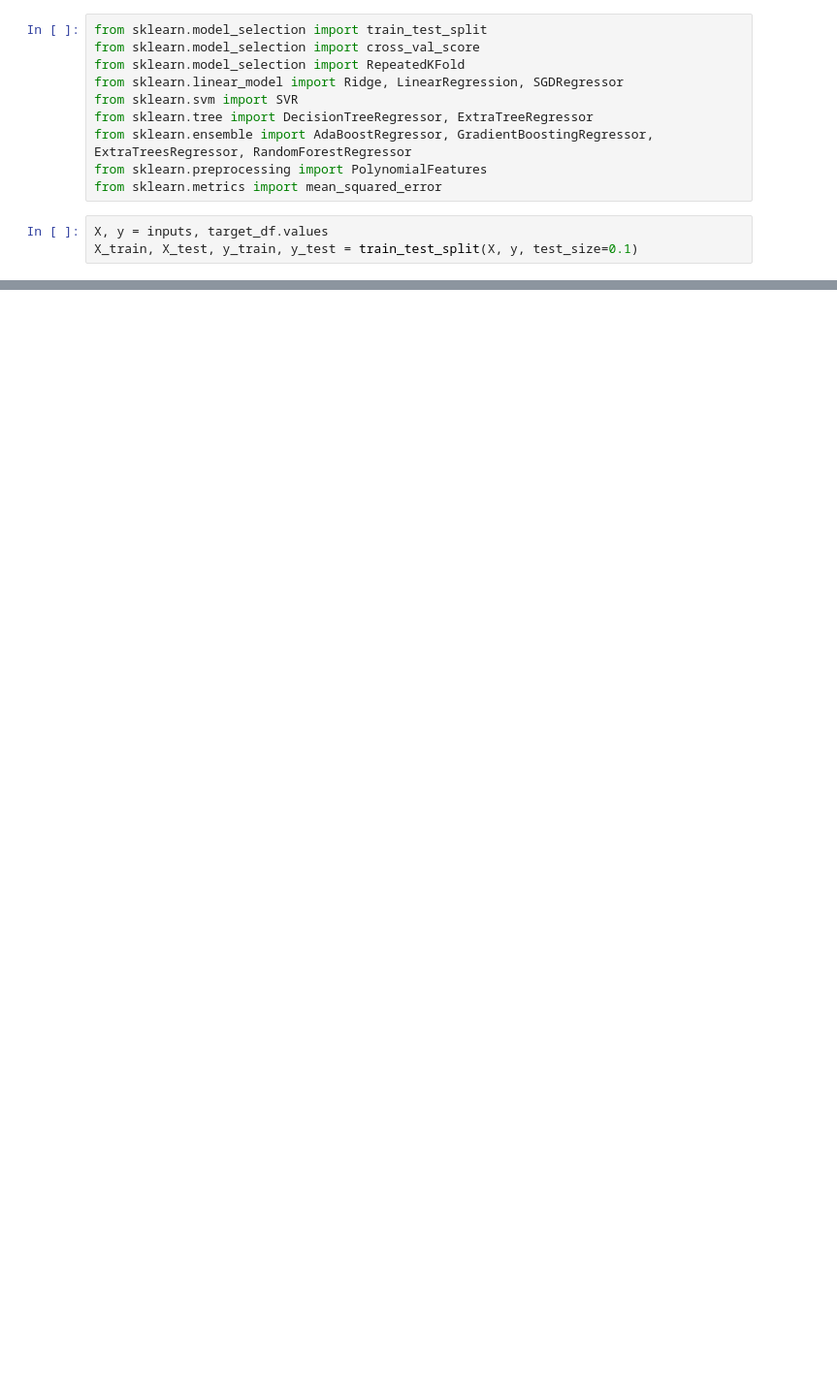
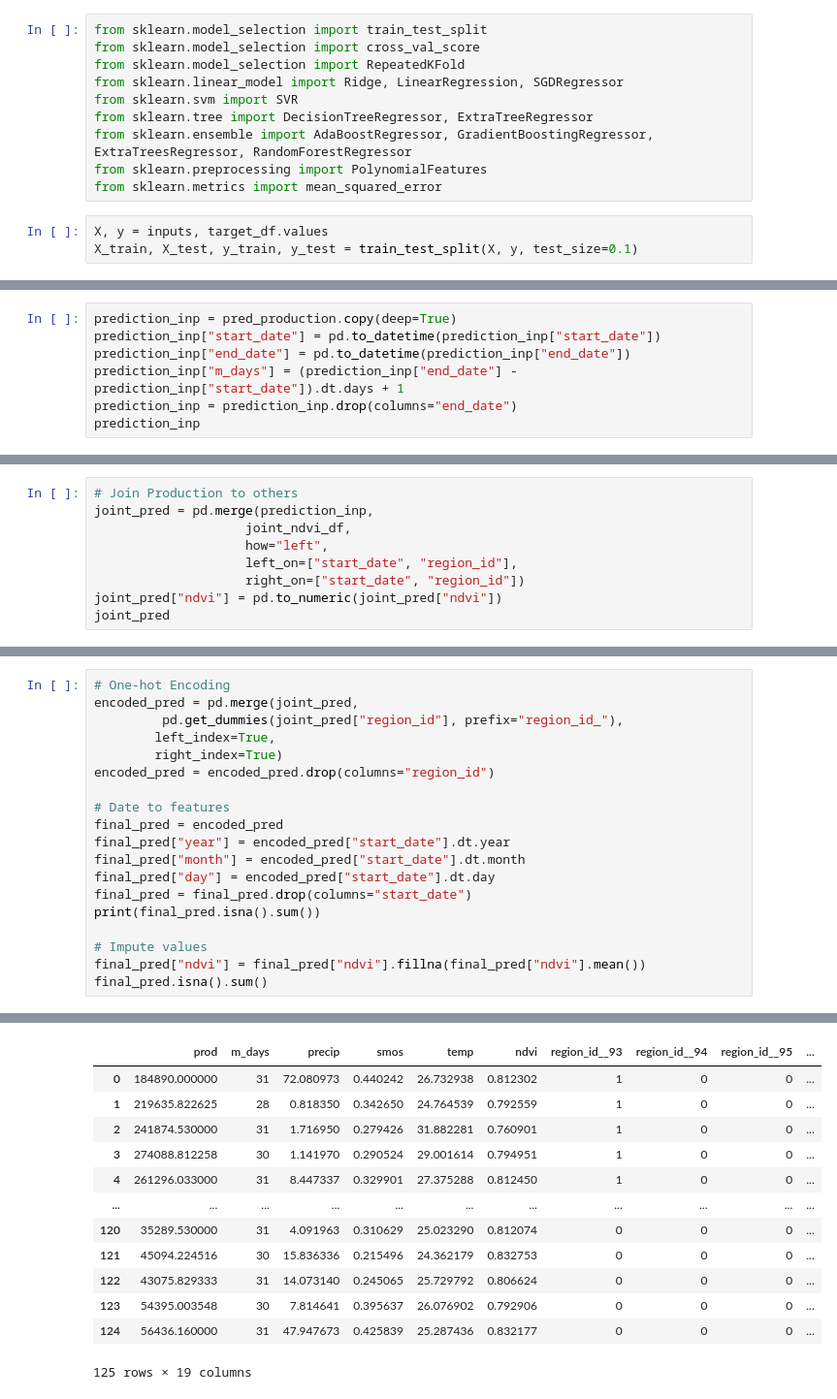
Before and after one commit to codexceed/syrup-production-prediction, a Jupyter notebook: gro.ipynb, the cells around one changed output, grey strips where cells are left out. Shown at 97% size. Cells and saved outputs as stored; diff of their text form; blank space fills up the shorter version.

```diff
--- a/gro.ipynb
+++ b/gro.ipynb
@@ -471,0 +517,7 @@ mean_squared_error(y_test, y_pred)
+# %%
+prediction_inp = pred_production.copy(deep=True)
+prediction_inp["start_date"] = pd.to_datetime(prediction_inp["start_date"])
+prediction_inp["end_date"] = pd.to_datetime(prediction_inp["end_date"])
+prediction_inp["m_days"] = (prediction_inp["end_date"] - prediction_inp["start_date"]).dt.days + 1
+prediction_inp = prediction_inp.drop(columns="end_date")
+prediction_inp
@@ -471,0 +540,9 @@ mean_squared_error(y_test, y_pred)
+# %%
+# Join Production to others
+joint_pred = pd.merge(prediction_inp,
+                    joint_ndvi_df,
+                    how="left",
+                    left_on=["start_date", "region_id"],
+                    right_on=["start_date", "region_id"])
+joint_pred["ndvi"] = pd.to_numeric(joint_pred["ndvi"])
+joint_pred
@@ -471,0 +566,20 @@ mean_squared_error(y_test, y_pred)
+# %%
+# One-hot Encoding
+encoded_pred = pd.merge(joint_pred,
+         pd.get_dummies(joint_pred["region_id"], prefix="region_id_"),
+        left_index=True,
+        right_index=True)
+encoded_pred = encoded_pred.drop(columns="region_id")
+
+# Date to features
+final_pred = encoded_pred
+final_pred["year"] = encoded_pred["start_date"].dt.year
+final_pred["month"] = encoded_pred["start_date"].dt.month
+final_pred["day"] = encoded_pred["start_date"].dt.day
+final_pred = final_pred.drop(columns="start_date")
+print(final_pred.isna().sum())
+
+# Impute values
+final_pred["ndvi"] = final_pred["ndvi"].fillna(final_pred["ndvi"].mean())
+final_pred.isna().sum()
+# %% [output]
@@ -471,0 +606,13 @@ mean_squared_error(y_test, y_pred)
+|  | prod | m_days | precip | smos | temp | ndvi | region_id__93 | region_id__94 | region_id__95 | ... |
+| 0 | 184890.000000 | 31 | 72.080973 | 0.440242 | 26.732938 | 0.812302 | 1 | 0 | 0 | ... |
+| 1 | 219635.822625 | 28 | 0.818350 | 0.342650 | 24.764539 | 0.792559 | 1 | 0 | 0 | ... |
+| 2 | 241874.530000 | 31 | 1.716950 | 0.279426 | 31.882281 | 0.760901 | 1 | 0 | 0 | ... |
+| 3 | 274088.812258 | 30 | 1.141970 | 0.290524 | 29.001614 | 0.794951 | 1 | 0 | 0 | ... |
+| 4 | 261296.033000 | 31 | 8.447337 | 0.329901 | 27.375288 | 0.812450 | 1 | 0 | 0 | ... |
+| ... | ... | ... | ... | ... | ... | ... | ... | ... | ... | ... |
+| 120 | 35289.530000 | 31 | 4.091963 | 0.310629 | 25.023290 | 0.812074 | 0 | 0 | 0 | ... |
+| 121 | 45094.224516 | 30 | 15.836336 | 0.215496 | 24.362179 | 0.832753 | 0 | 0 | 0 | ... |
+| 122 | 43075.829333 | 31 | 14.073140 | 0.245065 | 25.729792 | 0.806624 | 0 | 0 | 0 | ... |
+| 123 | 54395.003548 | 30 | 7.814641 | 0.395637 | 26.076902 | 0.792906 | 0 | 0 | 0 | ... |
+| 124 | 56436.160000 | 31 | 47.947673 | 0.425839 | 25.287436 | 0.832177 | 0 | 0 | 0 | ... |
+125 rows × 19 columns
```
Also changed, not shown: parts of 41 cells of this notebook, 2 other files.
